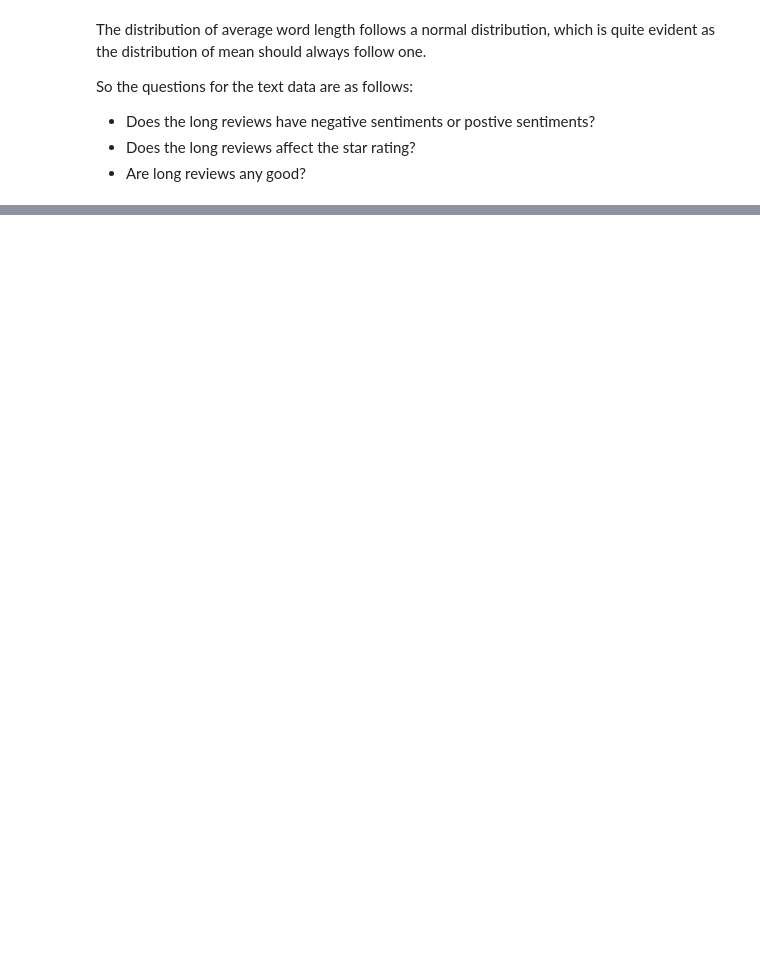
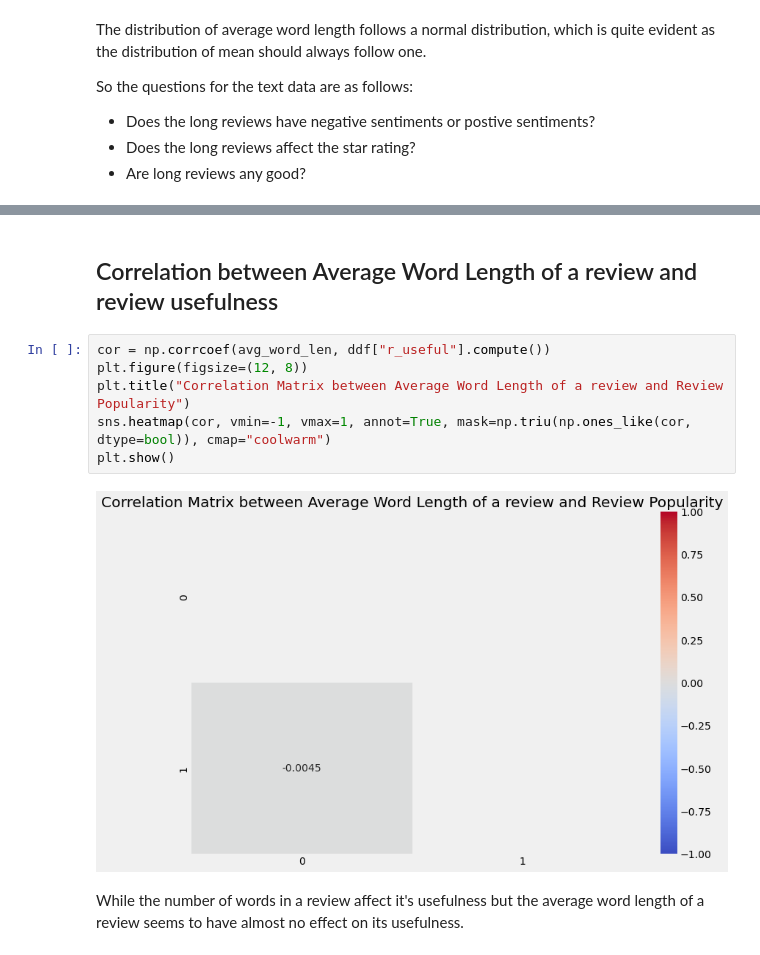
Before and after one commit to zyh10655/Prediction-of-online-review-Usefulness, a Jupyter notebook: preprocessing/EDA.ipynb, the cells around one changed output, grey strips where cells are left out. Saved outputs shown, nothing was run; the diff lists cells and outputs as text; blank space fills up the shorter version.

```diff
--- a/preprocessing/EDA.ipynb
+++ b/preprocessing/EDA.ipynb
@@ -319,0 +371,12 @@ So the questions for the text data are as follows:
+# %% [markdown]
+## Correlation between Average Word Length of a review and review usefulness
+# %%
+cor = np.corrcoef(avg_word_len, ddf["r_useful"].compute())
+plt.figure(figsize=(12, 8))
+plt.title("Correlation Matrix between Average Word Length of a review and Review Popularity")
+sns.heatmap(cor, vmin=-1, vmax=1, annot=True, mask=np.triu(np.ones_like(cor, dtype=bool)), cmap="coolwarm")
+plt.show()
+# %% [output]
+[figure, added]
+# %% [markdown]
+While the number of words in a review affect it's usefulness but the average word length of a review seems to have almost no effect on its usefulness.
```
Also changed, not shown: parts of 13 cells of this notebook.
